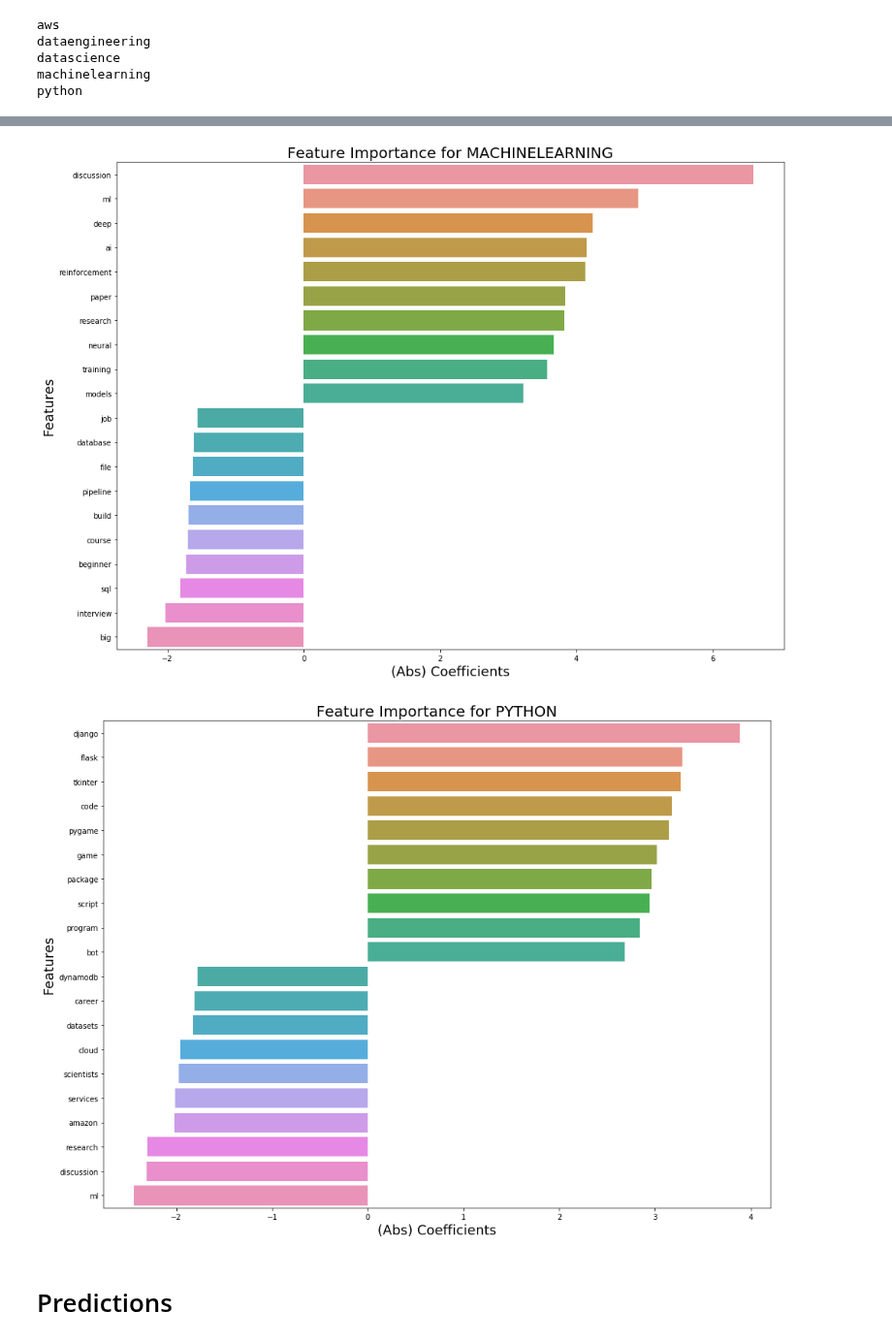
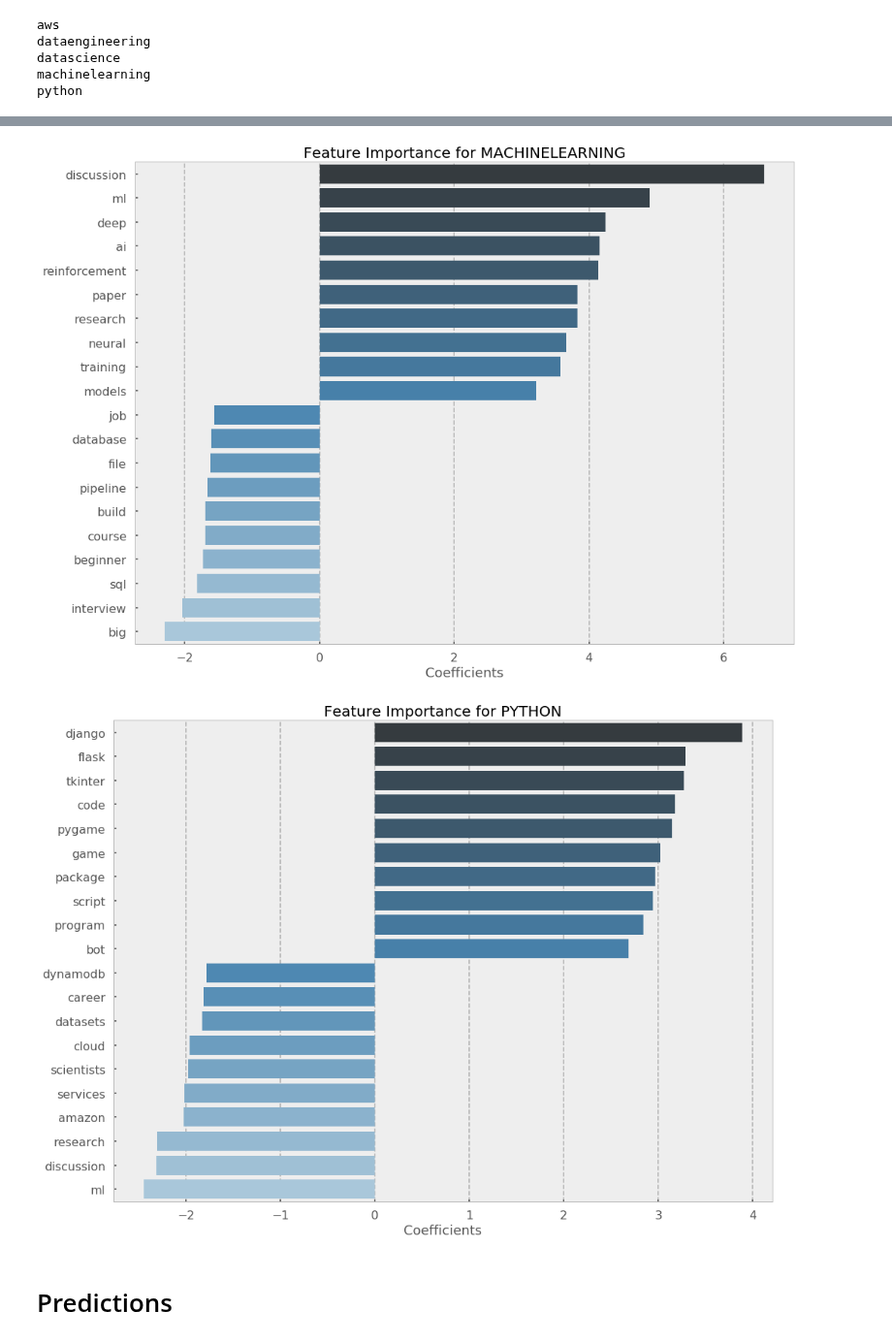
Before and after one commit to datapointchris/reddit-nlp, a Jupyter notebook: DS_coefficients and stats.ipynb, the cells around one changed output, grey strips where cells are left out. Shown at 97% size. Drawn from its saved outputs; the diff is of its cells as text; code cells hidden in the pictures.

Commit message:
updated and simplified coefficient plots

```diff
--- a/DS_coefficients and stats.ipynb
+++ b/DS_coefficients and stats.ipynb
@@ -46,6 +49,9 @@ subreddit_list = ['datascience','machinelearning','dataengineering','python','aw
 df = dataloader.data_selector(subreddit_list, source='sqlite')
 
 # what we expected?
+for sub in subreddit_list:
+    print(sub, len(df[df['subreddit'] == sub]))
+
 df.sample(10)
 # %% [output]
 Connection to SQLite DB successful
@@ -91,2 +73,0 @@ Name: subreddit, Length: 23895, dtype: object
-# %%
-df['labels'] = df.subreddit.map(label_dict)
@@ -110,8 +75,8 @@ df
 X = df['title']
 y = df['subreddit']
 # %%
-label_encoder = LabelEncoder()
-label_encoder.fit(y)
-y = label_encoder.transform(y)
-label_encoder.classes_
+labeler = Labeler()
+labeler.fit(y)
+y = labeler.transform(y)
+labeler.encodings_
 # %% [output]
@@ -177,12 +121,13 @@ array([[ 0.42964408, -0.03229263, -0.03229263, ...,  0.6089208 ,
 [ ] - Make function check for linear models with coefs
 [ ] - and also I want to have the option to overlay all or some of them on top of each other so that can compare the relative sizes of the coefs.
 # %%
+# only works for linear models with coefficients
 coef_dict = {}
-for i, sub in enumerate(label_encoder.classes_):
-    print(sub)
+for i, sub in enumerate(labeler.classes_):
     coef_dict[sub] = pd.DataFrame(
                         data=model.named_steps.logreg.coef_[i],
-                        index=model.named_steps.tfidf.get_feature_names())
+                        index=model.named_steps.tfidf.get_feature_names()
+                        )
 # %% [output]
 aws
 dataengineering
@@ -191,21 +136,15 @@ machinelearning
 python
 # %%
 for sub, df in coef_dict.items():
-    df['abs'] = df[0].abs()
-
-
-
 
     plt.figure(figsize=(16, 12))
-    plt.title(f'Feature Importance for {sub.upper()}', fontsize=20)
-    plt.ylabel('Features', fontsize=18)
-    plt.xlabel('(Abs) Coefficients', fontsize=18)
+    plt.style.use('seaborn-poster')
 
-    top_10 = df.sort_values('abs', ascending=False)[0].head(10)
+    top_10 = df.sort_values(0, ascending=False)[0].head(10)
     bottom_10 = df.sort_values(0, ascending=False)[0].tail(10)
     top_and_bottom = pd.DataFrame(data=top_10.append(bottom_10))
+    sns.barplot(x=top_and_bottom[0], y=top_and_bottom.index, palette='Blues_d');
 
-    sns.barplot(x=top_and_bottom[0], y=top_and_bottom.index)
-    plt.ylabel('Features', fontsize=18)
-    plt.xlabel('(Abs) Coefficients', fontsize=18);
+    plt.title(f'Feature Importance for {sub.upper()}', fontsize=20)
+    plt.xlabel('Coefficients', fontsize=18)
 # %% [output]
@@ -215,5 +154,5 @@ for sub, df in coef_dict.items():
-[figure, old version]
+[figure, new version]
-[figure, old version]
+[figure, new version]
 # %% [markdown]
 # Predictions
 # %%
```
Also changed, not shown: parts of 16 cells of this notebook.
